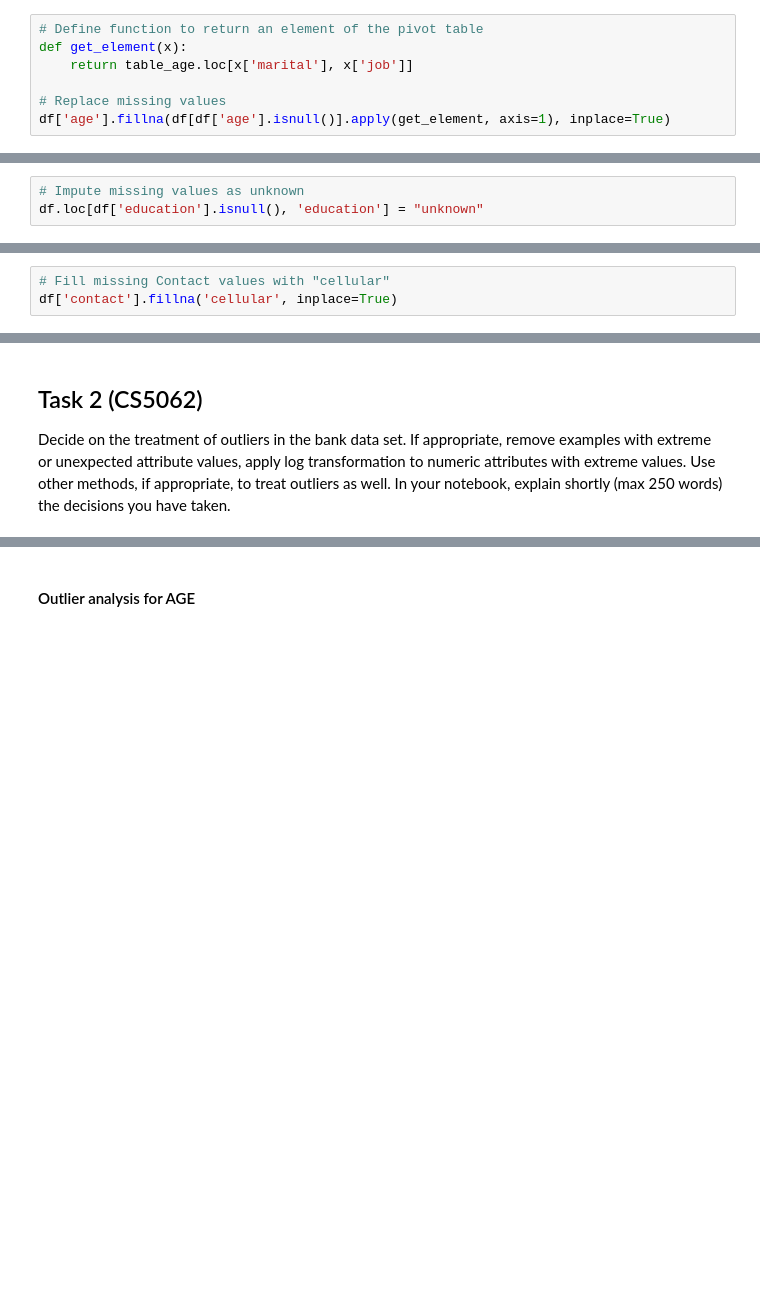
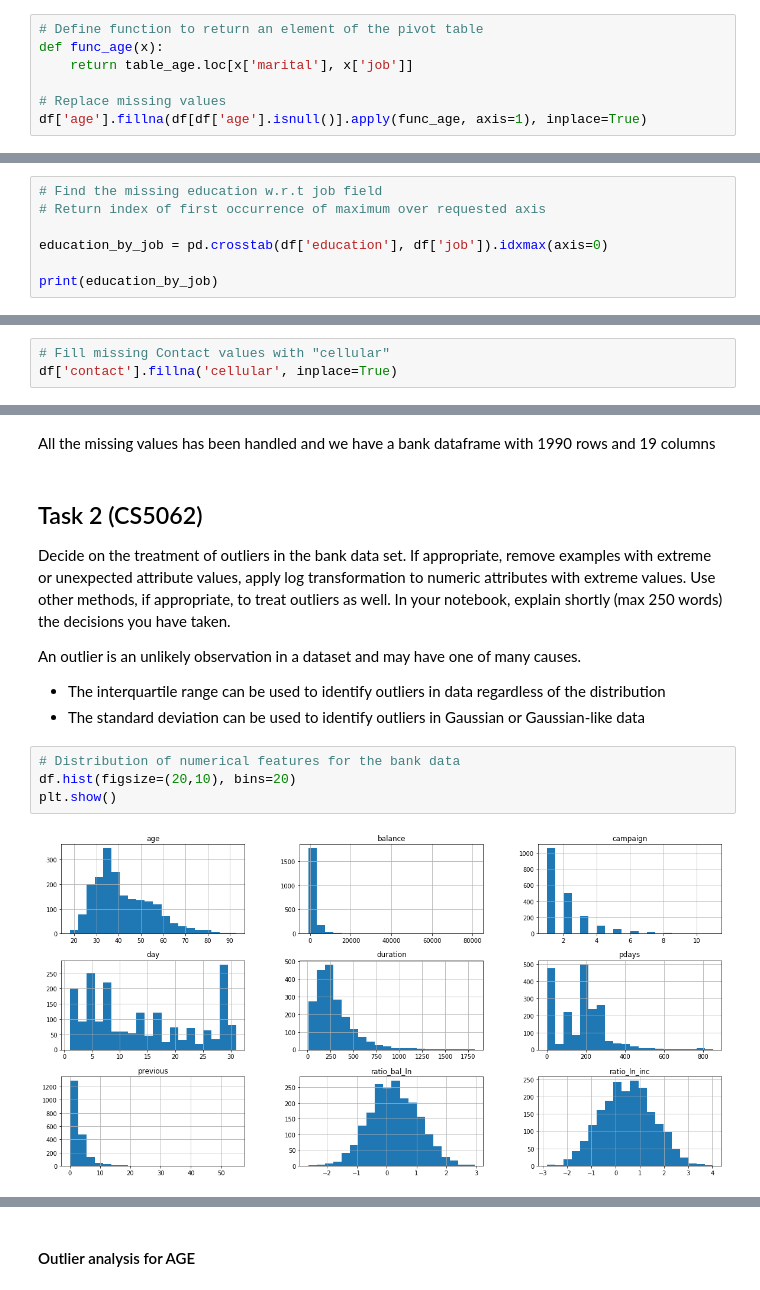
Before and after one commit to vipulpopat/MSCAI_Sem1_Etivity2, a Jupyter notebook: Etivity2_18195067.ipynb, the cells around one changed output, grey strips where cells are left out. Cells and saved outputs as stored; diff of their text form; blank space fills up the shorter version.

```diff
--- a/Etivity2_18195067.ipynb
+++ b/Etivity2_18195067.ipynb
@@ -244,11 +195,11 @@ married            46.0      37.0     33.0        44.0        43.0
 single             29.0      32.0     25.0        33.0        32.0
 # %%
 # Define function to return an element of the pivot table
-def get_element(x):
+def func_age(x):
     return table_age.loc[x['marital'], x['job']]
 
 # Replace missing values
-df['age'].fillna(df[df['age'].isnull()].apply(get_element, axis=1), inplace=True)
+df['age'].fillna(df[df['age'].isnull()].apply(func_age, axis=1), inplace=True)
 # %%
 # Verify if null values in age are gone
 df['age'].isnull().sum()
@@ -320,3 +222,0 @@ pd.crosstab(df.job, df.education, margins=True).style.background_gradient(cmap='
-# %%
-# Impute missing values as unknown
-df.loc[df['education'].isnull(), 'education'] = "unknown"
@@ -342,0 +261,7 @@ Name: education, dtype: object
+# %%
+# Find the missing education w.r.t job field
+# Return index of first occurrence of maximum over requested axis
+
+education_by_job = pd.crosstab(df['education'], df['job']).idxmax(axis=0)
+
+print(education_by_job)
@@ -372,3 +350,16 @@ df.loc[df['poutcome'].isnull(), 'poutcome'] = "unknown"
+# %% [markdown]
+All the missing values has been handled and we have a bank dataframe with 1990 rows and 19 columns
 # %% [markdown]
 ## Task 2 (CS5062)
 Decide on the treatment of outliers in the bank data set. If appropriate, remove examples with extreme or unexpected attribute values, apply log transformation to numeric attributes with extreme values. Use other methods, if appropriate, to treat outliers as well. In your notebook, explain shortly (max 250 words) the decisions you have taken.
+
+
+An outlier is an unlikely observation in a dataset and may have one of many causes.
+- The interquartile range can be used to identify outliers in data regardless of the distribution
+- The standard deviation can be used to identify outliers in Gaussian or Gaussian-like data
+# %%
+# Distribution of numerical features for the bank data
+df.hist(figsize=(20,10), bins=20)
+plt.show()
+# %% [output]
+[figure, added]
```
Also changed, not shown: parts of 116 cells of this notebook.
